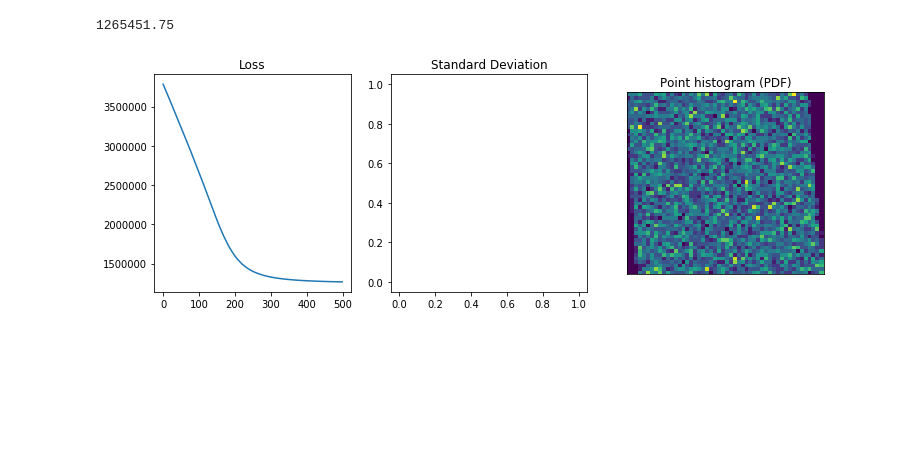
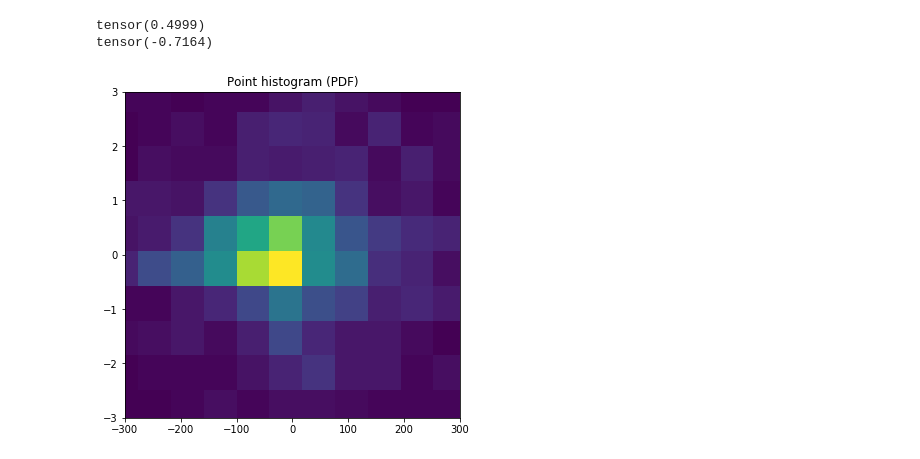
Before and after one commit to NGoetz/NF, a Jupyter notebook: NISTestv2.ipynb, the cells around one changed output. Drawn from its saved outputs; the diff is of its cells as text; code cells hidden in the pictures; blank space fills up the shorter version.

Commit message:
first working affine model

```diff
--- a/NISTestv2.ipynb
+++ b/NISTestv2.ipynb
@@ -45,35 +263,39 @@ history = NF._train_variance_forward(con,epochs=500,batch_size=50000,optimizer_o
+# %%
+w = torch.empty(2000000, 1)
+torch.nn.init.uniform_(w)
+print(torch.mean(w))
+Y=torch.tan((w-0.5)*(np.pi))
+print(torch.mean(torch.mul(Y,1/(np.pi*(w**2)+np.pi))))
+# %% [output]
+tensor(0.4999)
+tensor(-0.7164)
 # %%
-losses=[]
-for key, value in history.items():
-    losses.append(value["loss"])
+w = torch.empty((1600,2))
+torch.nn.init.uniform_(w,0,1)
+z=100*torch.tan((w-0.5)*(np.pi))
+Y=NF.format_input(z)
+X=NF.model(Y)
+Z=(torch.atan(X)/np.pi+0.5).data.numpy()
+#print(Z)
+X=X.data.numpy()
+z=z.data.numpy()
+#a3=fig.add_subplot(133)
+fig = plt.figure(figsize=(6, 6))
+a3=fig.add_subplot(111)
+plt.hist2d(X[:,0],X[:,1],bins=2500)
+axes = plt.gca()
+axes.set_xlim([-300,300])
+axes.set_ylim([-3,3])
+#a3.set_aspect(aspect=1.)
 
-fig = plt.figure(figsize=(12, 4))
-a1=fig.add_subplot(131)
-plt.plot(losses)
-print(min(losses))
-a1.title.set_text('Loss')
-a2=fig.add_subplot(132)
-plt.plot(np.sqrt(np.exp(losses)))
-a2.title.set_text('Standard Deviation')
 
-w = torch.empty((10000,2))
-torch.nn.init.uniform_(w)
-
-w=NF.format_input(w)
-
-X=NF.model(w).data.numpy()
-
-a3=fig.add_subplot(133)
-plt.hist2d(X[:,0],X[:,1],bins=50)
-a3.set_aspect(aspect=1.)
 a3.title.set_text('Point histogram (PDF)')
 a3.tick_params(
     axis='both',          # changes apply to the x-axis
     which='both',      # both major and minor ticks are affected
-    bottom=False,      # ticks along the bottom edge are off
-    left=False,         # ticks along the top edge are off
-    labelbottom=False,
-    labelleft=False)
+    bottom=True,      # ticks along the bottom edge are off
+    left=True,         # ticks along the top edge are off
+    labelbottom=True,
+    labelleft=True)
 # %% [output]
-1265451.75
-[figure, old version]
+[figure, new version]
```
Also changed, not shown: parts of 15 cells of this notebook, 4 other files.
